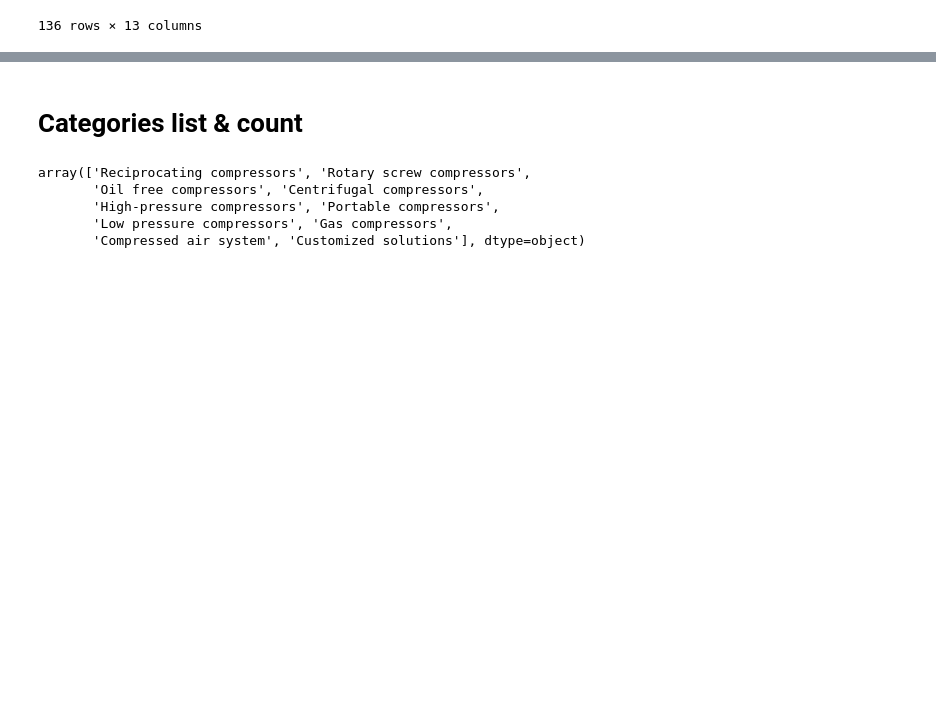
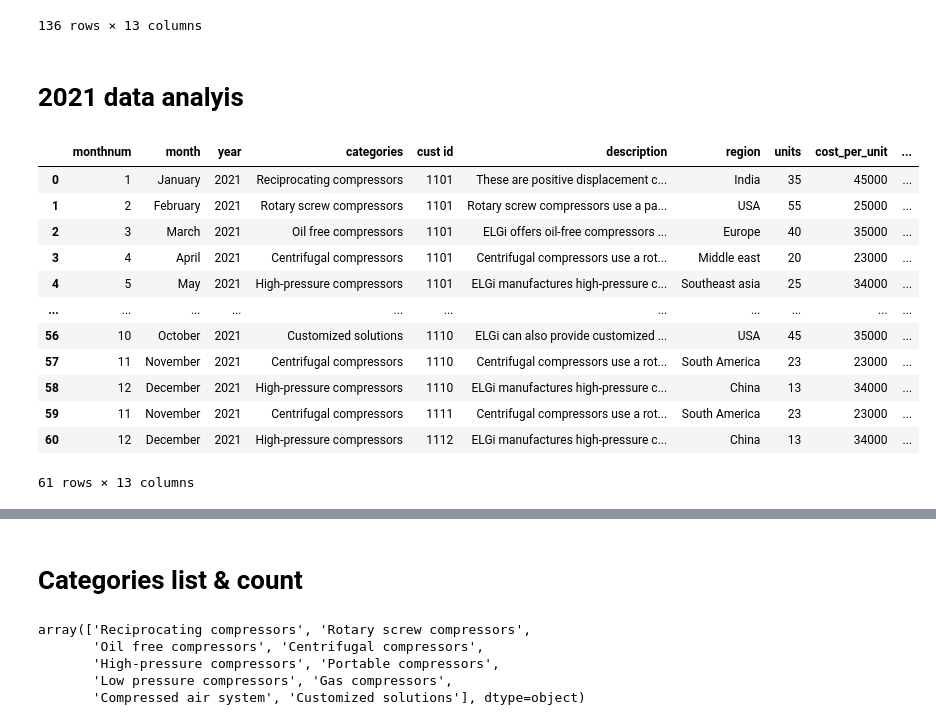
Before and after one commit to srikanthmurali/SalesAnalytics, a Jupyter notebook: EDA.ipynb, the cells around one changed output, grey strips where cells are left out. Saved outputs shown, nothing was run; the diff lists cells and outputs as text; code cells hidden in the pictures; blank space fills up the shorter version.

```diff
--- a/EDA.ipynb
+++ b/EDA.ipynb
@@ -24,3 +24,22 @@ data
 | 134 | 9 | September | 2022 | High-pressure compressors | 1112 | ELGi manufactures high-pressure c... | China | 24 | 34000 | ... |
 | 135 | 12 | December | 2022 | Centrifugal compressors | 1112 | Centrifugal compressors use a rot... | Europe | 10 | 30000 | ... |
 136 rows × 13 columns
+# %% [markdown]
+# 2021 data analyis
+# %%
+data_2021 = data[data['year'] == 2021]
+data_2021
+# %% [output]
+|  | monthnum | month | year | categories | cust id | description | region | units | cost_per_unit | ... |
+| 0 | 1 | January | 2021 | Reciprocating compressors | 1101 | These are positive displacement c... | India | 35 | 45000 | ... |
+| 1 | 2 | February | 2021 | Rotary screw compressors | 1101 | Rotary screw compressors use a pa... | USA | 55 | 25000 | ... |
+| 2 | 3 | March | 2021 | Oil free compressors | 1101 | ELGi offers oil-free compressors ... | Europe | 40 | 35000 | ... |
+| 3 | 4 | April | 2021 | Centrifugal compressors | 1101 | Centrifugal compressors use a rot... | Middle east | 20 | 23000 | ... |
+| 4 | 5 | May | 2021 | High-pressure compressors | 1101 | ELGi manufactures high-pressure c... | Southeast asia | 25 | 34000 | ... |
+| ... | ... | ... | ... | ... | ... | ... | ... | ... | ... | ... |
+| 56 | 10 | October | 2021 | Customized solutions | 1110 | ELGi can also provide customized ... | USA | 45 | 35000 | ... |
+| 57 | 11 | November | 2021 | Centrifugal compressors | 1110 | Centrifugal compressors use a rot... | South America | 23 | 23000 | ... |
+| 58 | 12 | December | 2021 | High-pressure compressors | 1110 | ELGi manufactures high-pressure c... | China | 13 | 34000 | ... |
+| 59 | 11 | November | 2021 | Centrifugal compressors | 1111 | Centrifugal compressors use a rot... | South America | 23 | 23000 | ... |
+| 60 | 12 | December | 2021 | High-pressure compressors | 1112 | ELGi manufactures high-pressure c... | China | 13 | 34000 | ... |
+61 rows × 13 columns
```
Also changed, not shown: parts of 9 cells of this notebook, 1 other file.
